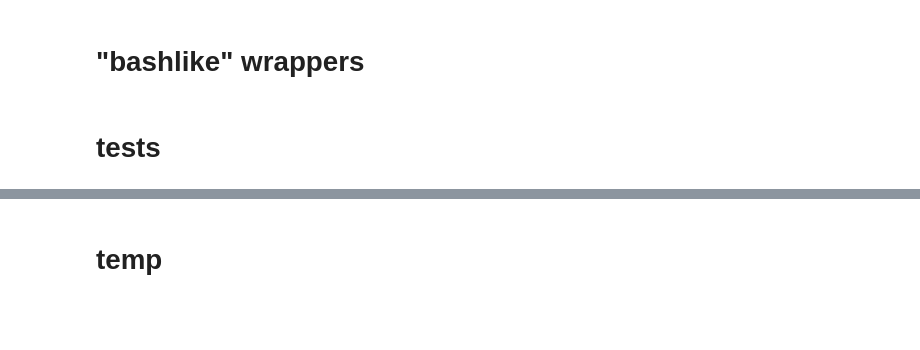
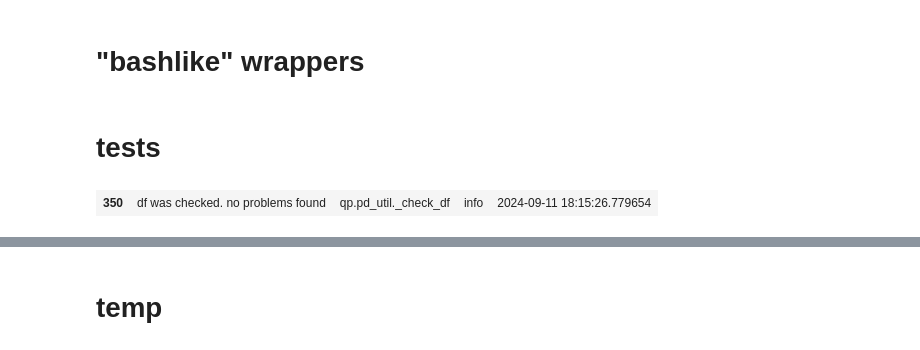
Before and after one commit to MartinVoelkl94/qplib_dev, a Jupyter notebook: prototyping.ipynb, the cells around one changed output, grey strips where cells are left out. Saved outputs shown, nothing was run; the diff lists cells and outputs as text; code cells hidden in the pictures; blank space fills up the shorter version.

```diff
--- a/prototyping.ipynb
+++ b/prototyping.ipynb
@@ -1841,30 +1841,40 @@ def get_df_simple_tagged():
         'a': [-1, 0, 1],
         'b': [1, 2, 3]
         })
     df.index = [0, 1, 2]
     return df
 
 
 def get_df():
     df = pd.DataFrame({
         'ID': [10001, 10002, 10003, 20001, 20002, 20003, 30001, 30002, 30003, 30004, 30005],
         'name': ['John Doe', 'Jane Smith', 'Alice Johnson', 'Bob Brown', 'eva white', 'Frank miller', 'Grace TAYLOR', 'Harry Clark', 'IVY GREEN', 'JAck Williams', 'john Doe'],
         'date of birth': ['1995-01-02', '1990/09/14', '1985.08.23', '19800406', '05-11-2007', '06-30-1983', '28-05-1975', '1960Mar08', '1955-Jan-09', '1950 Sep 10', '1945 October 11'],
         'age': [-25, '30', np.nan, None, '40.0', 'forty-five', 'nan', 'unk', '', 'unknown', 35],
         'gender': ['M', 'F', 'Female', 'Male', 'Other', 'm', 'ff', 'NaN', None, 'Mal', 'female'],
         'height': [170, '175.5cm', None, '280', 'NaN', '185', '1', '6ft 1in', -10, '', 200],
         'weight': [70.2, '68', '72.5lb', 'na', '', '75kg', None, '80.3', '130lbs', '82', -65],
         'bp systole': ['20', 130, 'NaN', '140', '135mmhg', '125', 'NAN', '122', '', 130, '45'],
         'bp diastole': [80, '85', 'nan', '90mmHg', np.nan, '75', 'NaN', None, '95', '0', 'NaN'],
         'cholesterol': ['Normal', 'Highe', 'NaN', 'GOOD', 'n.a.', 'High', 'Normal', 'n/a', 'high', '', 'Normal'],
         'diabetes': ['No', 'yes', 'N/A', 'No', 'Y', 'Yes', 'NO', None, 'NaN', 'n', 'Yes'],
         'dose': ['10kg', 'NaN', '15 mg once a day', '20mg', '20 Mg', '25g', 'NaN', None, '30 MG', '35', '40ml']
         })
     return df
 
 
 def get_df_tagged():
     df1 = get_df()
     df2 = pd.DataFrame('', index=df1.index, columns=['meta', *df1.columns])
     df2.iloc[:, 1:] = df1.loc[:, :]
     return df2
+
+
+
+
+
+
+
+test_idx()
+# %% [output]
+| 350 | df was checked. no problems found | qp.pd_util._check_df | info | 2024-09-11 18:15:26.779654 |
```
Also changed, not shown: parts of 1 cell of this notebook, 2 other files.
